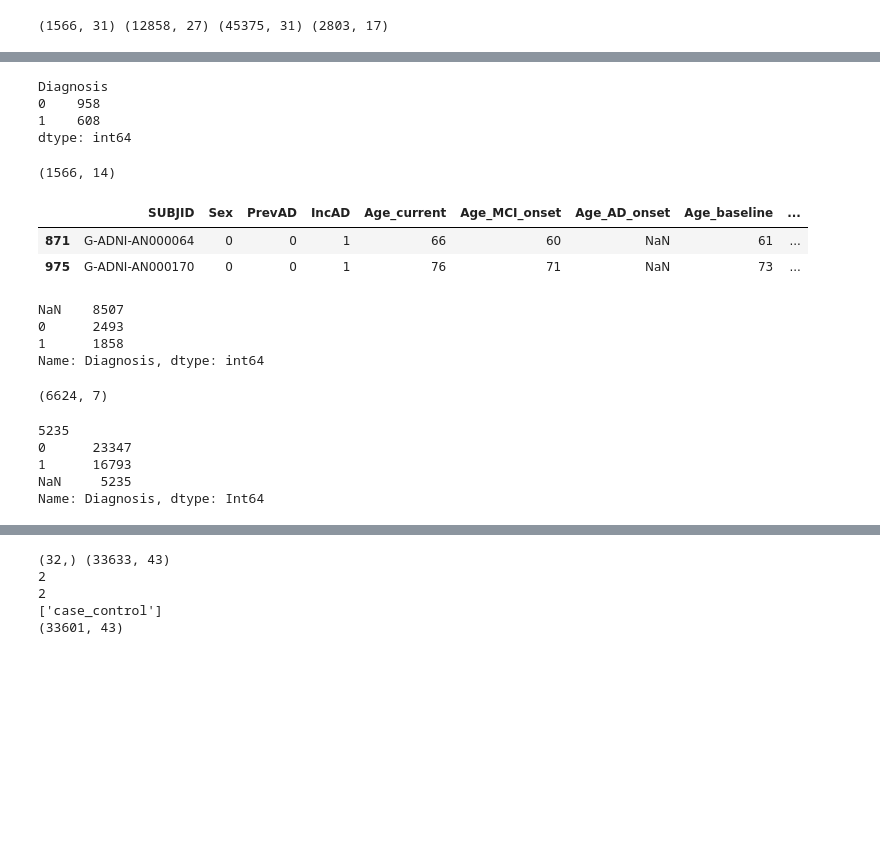
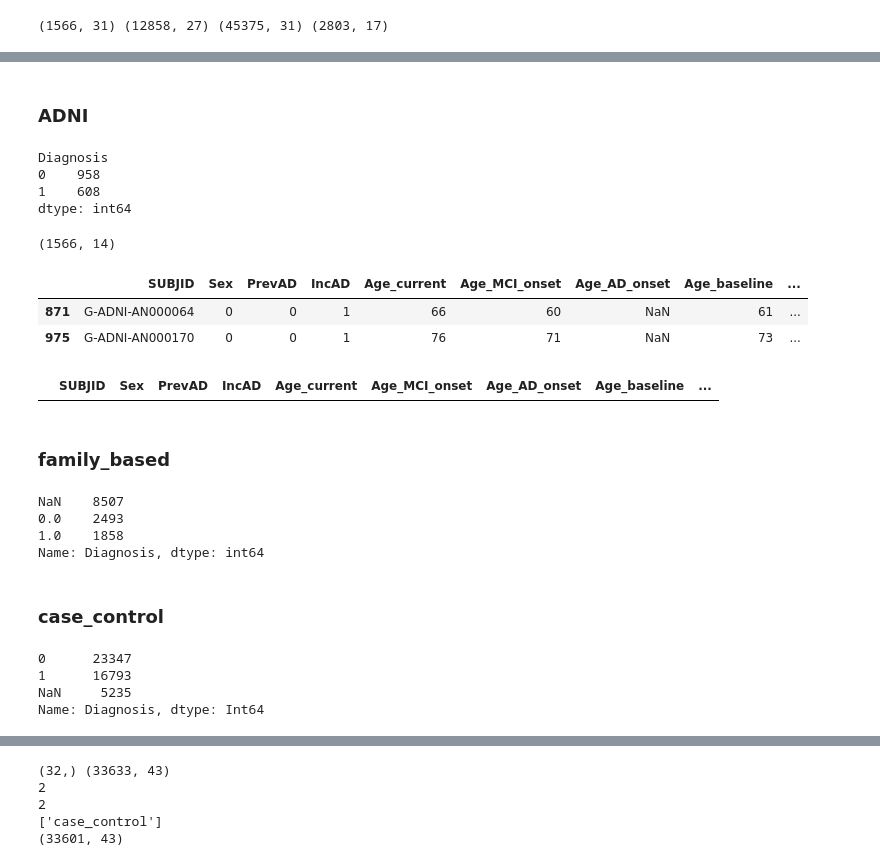
Before and after one commit to teresa-sansan/ADSP_polyfun, a Jupyter notebook: data_processing/phenotype/merge_pheno_36k_mergelisan.ipynb, the cells around one changed output, grey strips where cells are left out. Saved outputs shown, nothing was run; the diff lists cells and outputs as text; code cells hidden in the pictures; blank space fills up the shorter version.

```diff
--- a/data_processing/phenotype/merge_pheno_36k_mergelisan.ipynb
+++ b/data_processing/phenotype/merge_pheno_36k_mergelisan.ipynb
@@ -60,16 +34,21 @@ ADNI_processed["Diagnosis"] = ADNI_processed.AD_last_visit
+# %% [markdown]
+### ADNI
 # %%
+ADNI_processed = ADNI.loc[:,['SUBJID', 'Sex', 'PrevAD', 'IncAD','Age_current', 'Age_MCI_onset','Age_AD_onset', 'Age_baseline','APOE_reported','Race', 'AD_last_visit', 'Ethnicity']]
+ADNI_processed["Diagnosis"] = ADNI_processed.AD_last_visit
+
 #ADNI_processed.loc[(ADNI_processed["Age_MCI_onset"].notnull())& (ADNI_processed["Diagnosis"] ==0)]  #528
 #ADNI_processed = ADNI_processed.drop(ADNI_processed[(ADNI_processed["Age_MCI_onset"].notnull()) & (ADNI_processed["Diagnosis"] == 0)].index)
 
 ADNI_processed["Age"] = ADNI_processed.Age_current
 ADNI_processed.loc[ADNI_processed.Diagnosis == 1,'Age'] = ADNI_processed.loc[ADNI_processed.Diagnosis == 1,'Age_AD_onset']  ## changed the age to age of onset of they are AD cases
+
+print(ADNI_processed.value_counts('Diagnosis'))
+ADNI_processed.shape
+# %% [output]
+Diagnosis
+0    958
+1    608
+dtype: int64
+(1566, 14)
-# %%
-print(ADNI_processed.value_counts('Diagnosis'))
-ADNI_processed.shape
-# %% [output]
-Diagnosis
-0    958
-1    608
-dtype: int64
-(1566, 14)
 # %%
@@ -80,34 +59,31 @@ ADNI_processed[ADNI_processed.Age.isnull()]
 |  | SUBJID | Sex | PrevAD | IncAD | Age_current | Age_MCI_onset | Age_AD_onset | Age_baseline | ... |
 | 871 | G-ADNI-AN000064 | 0 | 0 | 1 | 66 | 60 | NaN | 61 | ... |
 | 975 | G-ADNI-AN000170 | 0 | 0 | 1 | 76 | 71 | NaN | 73 | ... |
+# %%
+ADNI_processed.loc[ADNI_processed.Age.isnull(), 'Age'] = ADNI_processed.Age_current
+ADNI_processed[ADNI_processed.Age.isnull()]
+# %% [output]
+|  | SUBJID | Sex | PrevAD | IncAD | Age_current | Age_MCI_onset | Age_AD_onset | Age_baseline | ... |
+# %% [markdown]
+### family_based
 # %%
-## family_based
-family_based['Diagnosis'] = 'NaN'
+family_based['Diagnosis'] = np.nan
 family_based.loc[family_based['AD'] == 0, "Diagnosis"] = 0
 family_based.loc[(family_based['AD'] >=1) & (family_based['AD'] <=3), "Diagnosis"] =1
-family_based.Diagnosis.value_counts()
+family_based.Diagnosis.value_counts(dropna=False)
 # %% [output]
 NaN    8507
-0      2493
-1      1858
+0.0    2493
+1.0    1858
 Name: Diagnosis, dtype: int64
-# %%
-## family_based (old)
-family_based = pd.concat([control,case])
-#family_based_processed = family_based.loc[:, ["SUBJID", "Sex", "Diagnosis", "APOE_reported","Age","Race", "Age_baseline"]]
-print(family_based_processed.shape)
-# %% [output]
-(6624, 7)
+# %% [markdown]
+### case_control
 # %%
-## case_control
-#case_control_processed = case_control.loc[:,["SUBJID", "Sex", "AD", "APOE_reported","Age","Race", "Age_baseline"]]
 case_control.AD = case_control.AD.astype('Int64')
 case_control_processed = case_control.rename(columns = {'AD':'Diagnosis'})
-print(case_control_processed.Diagnosis.isna().sum())
 print(case_control_processed.Diagnosis.value_counts(dropna=False))
 #case_control_processed = case_control_processed.dropna(subset = ['Diagnosis','Age', 'APOE_reported', 'Race'])
 # %% [output]
-5235
 0      23347
 1      16793
 NaN     5235
```
Also changed, not shown: parts of 42 cells of this notebook.
